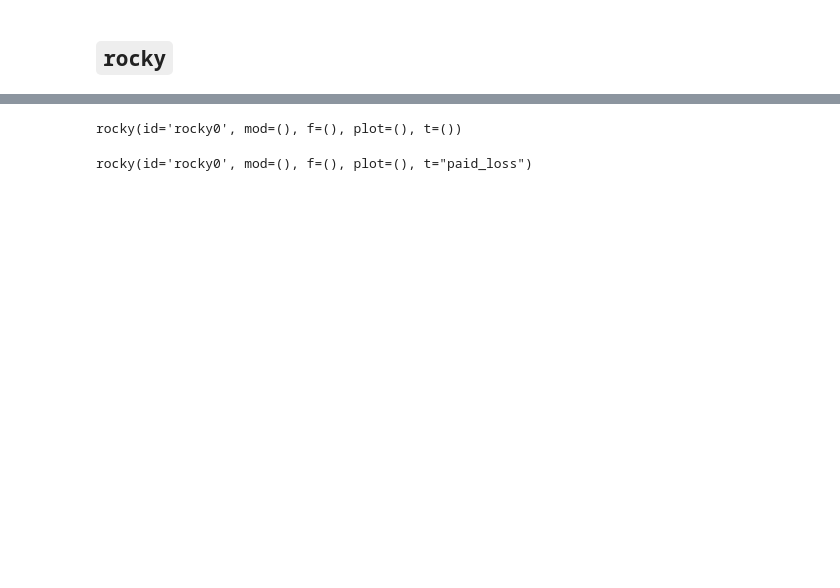
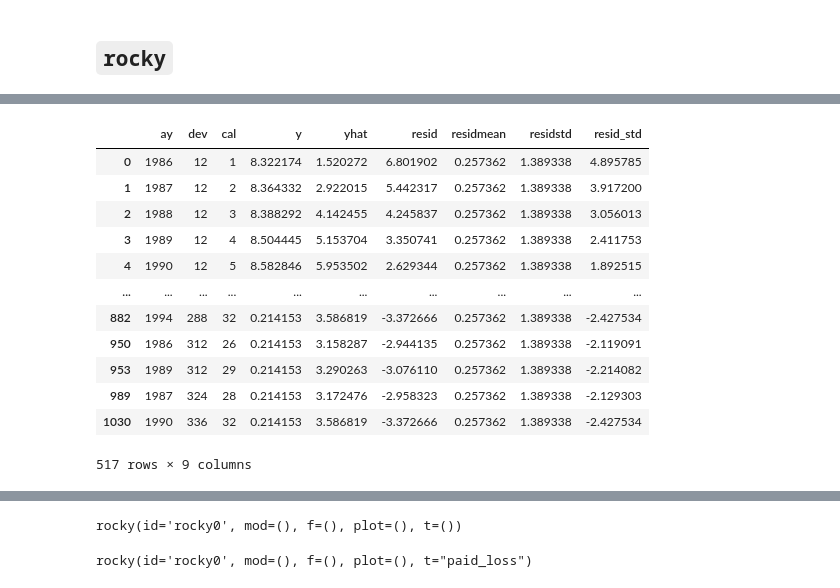
Before and after one commit to rocky-reserving/rocky, a Jupyter notebook: rocky-app/ROCKY Demo.ipynb, the cells around one changed output, grey strips where cells are left out. Drawn from its saved outputs; the diff is of its cells as text; code cells hidden in the pictures; blank space fills up the shorter version.

```diff
--- a/rocky-app/ROCKY Demo.ipynb
+++ b/rocky-app/ROCKY Demo.ipynb
@@ -11,0 +51,27 @@ import numpy as np
+# %%
+df = pd.DataFrame({
+  'ay': rky.icrfs.GetAcc('train'),
+  'dev': rky.icrfs.GetDev('train'),
+  'cal': rky.icrfs.GetCal('train'),
+  'y': rky.icrfs.GetY('train'),
+  'yhat': rky.icrfs.GetYhat('train'),
+})
+df['resid'] = df['y'] - df['yhat']
+df['residmean'] = df['resid'].mean()
+df['residstd'] = df['resid'].std()
+df['resid_std'] = df['resid'] / df['residstd']
+df
+# %% [output]
+|  | ay | dev | cal | y | yhat | resid | residmean | residstd | resid_std |
+| 0 | 1986 | 12 | 1 | 8.322174 | 1.520272 | 6.801902 | 0.257362 | 1.389338 | 4.895785 |
+| 1 | 1987 | 12 | 2 | 8.364332 | 2.922015 | 5.442317 | 0.257362 | 1.389338 | 3.917200 |
+| 2 | 1988 | 12 | 3 | 8.388292 | 4.142455 | 4.245837 | 0.257362 | 1.389338 | 3.056013 |
+| 3 | 1989 | 12 | 4 | 8.504445 | 5.153704 | 3.350741 | 0.257362 | 1.389338 | 2.411753 |
+| 4 | 1990 | 12 | 5 | 8.582846 | 5.953502 | 2.629344 | 0.257362 | 1.389338 | 1.892515 |
+| ... | ... | ... | ... | ... | ... | ... | ... | ... | ... |
+| 882 | 1994 | 288 | 32 | 0.214153 | 3.586819 | -3.372666 | 0.257362 | 1.389338 | -2.427534 |
+| 950 | 1986 | 312 | 26 | 0.214153 | 3.158287 | -2.944135 | 0.257362 | 1.389338 | -2.119091 |
+| 953 | 1989 | 312 | 29 | 0.214153 | 3.290263 | -3.076110 | 0.257362 | 1.389338 | -2.214082 |
+| 989 | 1987 | 324 | 28 | 0.214153 | 3.172476 | -2.958323 | 0.257362 | 1.389338 | -2.129303 |
+| 1030 | 1990 | 336 | 32 | 0.214153 | 3.586819 | -3.372666 | 0.257362 | 1.389338 | -2.427534 |
+517 rows × 9 columns
```
Also changed, not shown: parts of 14 cells of this notebook, 1 other file.
